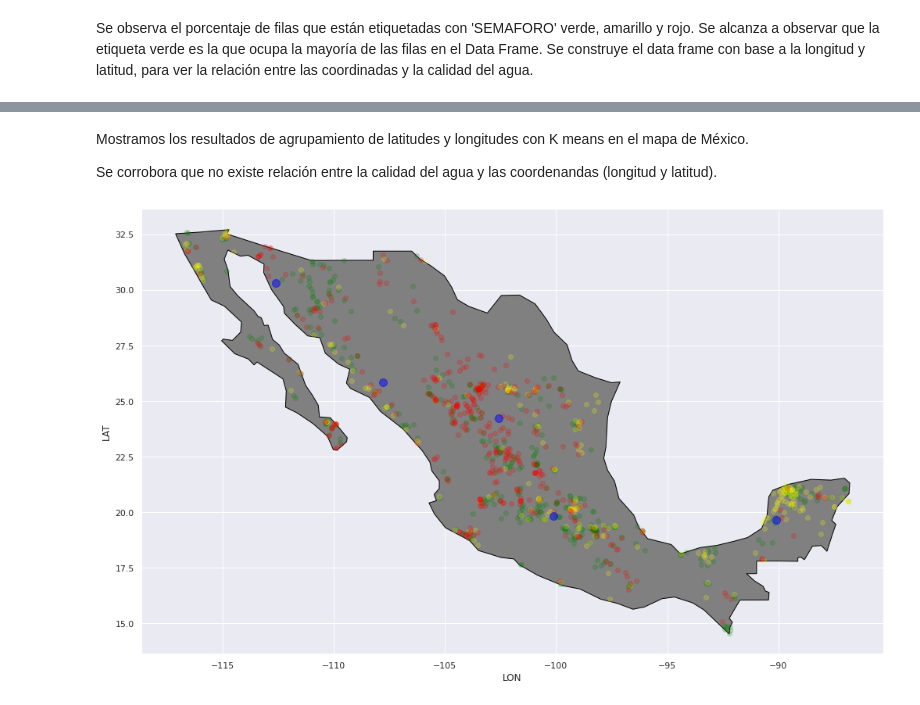
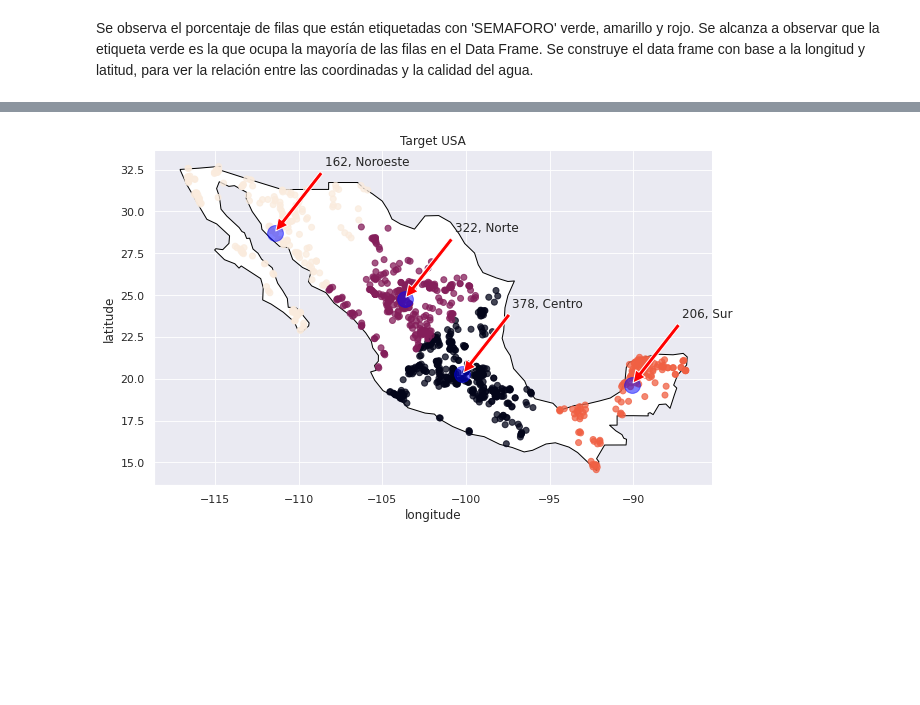
Before and after one commit to PosgradoMNA/actividades-del-projecto-equipo70, a Jupyter notebook: RetoFinal/Entrega1/Reto_Entrega1_Limpieza_análisis_visualización_kmeans.ipynb, the cells around one changed output, grey strips where cells are left out. Drawn from its saved outputs; the diff is of its cells as text; code cells hidden in the pictures; blank space fills up the shorter version.

```diff
--- a/RetoFinal/Entrega1/Reto_Entrega1_Limpieza_análisis_visualización_kmeans.ipynb
+++ b/RetoFinal/Entrega1/Reto_Entrega1_Limpieza_análisis_visualización_kmeans.ipynb
@@ -710,6 +701,6 @@ Se observa que cinco es la cantidad de clusters mínima. Se ejecuta el algoritmo
 # %%
 #Con KMeans se encontrará las agrupaciones (latitud y longitud o coordenadas), de acuerdo a la calidad del agua
-kmeans = KMeans(n_clusters=5).fit(long_lat_sub)
+kmeans = KMeans(n_clusters=4).fit(long_lat_sub)
 c_kmeans = kmeans.predict(long_lat_sub)
 centroids = kmeans.cluster_centers_
 print(centroids)
@@ -724,16 +711,0 @@ Con KMeans se intentará demostrar que existe relación entre la calidad de agua
-# %%
-for c in range(0,len(np.bincount(c_kmeans))):
-  inx = list()
-  inx = [i for i, x in enumerate(c_kmeans) if x == c]
-  q = Counter(df_sub_lonlat['SEMAFORO'][inx])
-  print('#cluster ' + str(c + 1))
-  for i,j in q.items():
-    p = j / len(inx) * 100
-    print('%d' %p)
-  print("-------------------")
-
-'''Se observa es que por cada cluster, hay 3 clases. Donde el porcentaje mayor es 44%,
-   lo que nos dice que no existe una relación entre el 'SEMAFORO' y las coordenadas (lo que se
-   traduce entre la calidad del agua y la ubicación). Algo que se podrá confirmar en el mapa
-   de Mx.
-'''
@@ -759,23 +712,34 @@ for c in range(0,len(np.bincount(c_kmeans))):
-# %% [markdown]
-Mostramos los resultados de agrupamiento de latitudes y longitudes con K means en el mapa de México.
-
-Se corrobora que no existe relación entre la calidad del agua y las coordenandas (longitud y latitud).
-# %%
-#Se ocupan los clusters de la sección anterior, el total son 5.
-world = gpd.read_file(gpd.datasets.get_path("naturalearth_lowres"))
-world = world.set_index("iso_a3")
-fig, gax = plt.subplots(figsize=(17,17))
-world.query("name == 'Mexico'").plot(ax = gax, edgecolor='black', color='gray')
-
-#Se grafica el semáforo de la calidad de agua, con el cluster, identificar si hay relación
-gdf.loc[gdf['SEMAFORO'] == 1].plot(ax=gax, color='green', alpha = 0.2)
-gdf.loc[gdf['SEMAFORO'] == 2].plot(ax=gax, color='yellow', alpha = 0.2)
-gdf.loc[gdf['SEMAFORO'] == 3].plot(ax=gax, color='red', alpha = 0.2)
-plt.scatter(centroids[:, 0], centroids[:, 1], c='blue', s=100, alpha=0.5)
-
-gax.set_xlabel('LON')
-gax.set_ylabel('LAT')
-
-plt.show()
-# %% [output]
-[figure, removed]
+# %%
+# Mapa
+
+world = gpd.read_file(gpd.datasets.get_path("naturalearth_lowres"))
+world = world.set_index("iso_a3")
+
+# Predicting the clusters
+clusters = kmeans.predict(long_lat_sub)
+
+#Observamos como se agrupan en clusters
+fig, gax = plt.subplots(figsize=(10,10))
+world.query("name == 'Mexico'").plot(ax = gax, edgecolor='black', color='white')
+
+gdf.plot(ax=gax, c=clusters, alpha = 0.75)
+
+centroids = kmeans.cluster_centers_
+plt.scatter(centroids[:, 0], centroids[:, 1], c='blue', s=250, alpha=0.5)
+
+list_names_regions = ["Centro", "Norte", "Sur", "Noroeste"]
+list_stores_cluster = pd.DataFrame(clusters).value_counts().to_list()
+for i, txt in enumerate(list_stores_cluster):
+    plt.annotate(str(txt)+ ", " + list_names_regions[i], (centroids[i,0], centroids[i,1]), xytext=(centroids[i,0]+3, centroids[i,1]+4),
+    arrowprops=dict(facecolor='red', shrink=0.025))
+
+gax.set_xlabel('longitude')
+gax.set_ylabel('latitude')
+gax.set_title('Target USA')
+
+gax.spines['top'].set_visible(False)
+gax.spines['right'].set_visible(False)
+
+plt.show()
+# %% [output]
+[figure, added]
```
Also changed, not shown: parts of 22 cells of this notebook.
